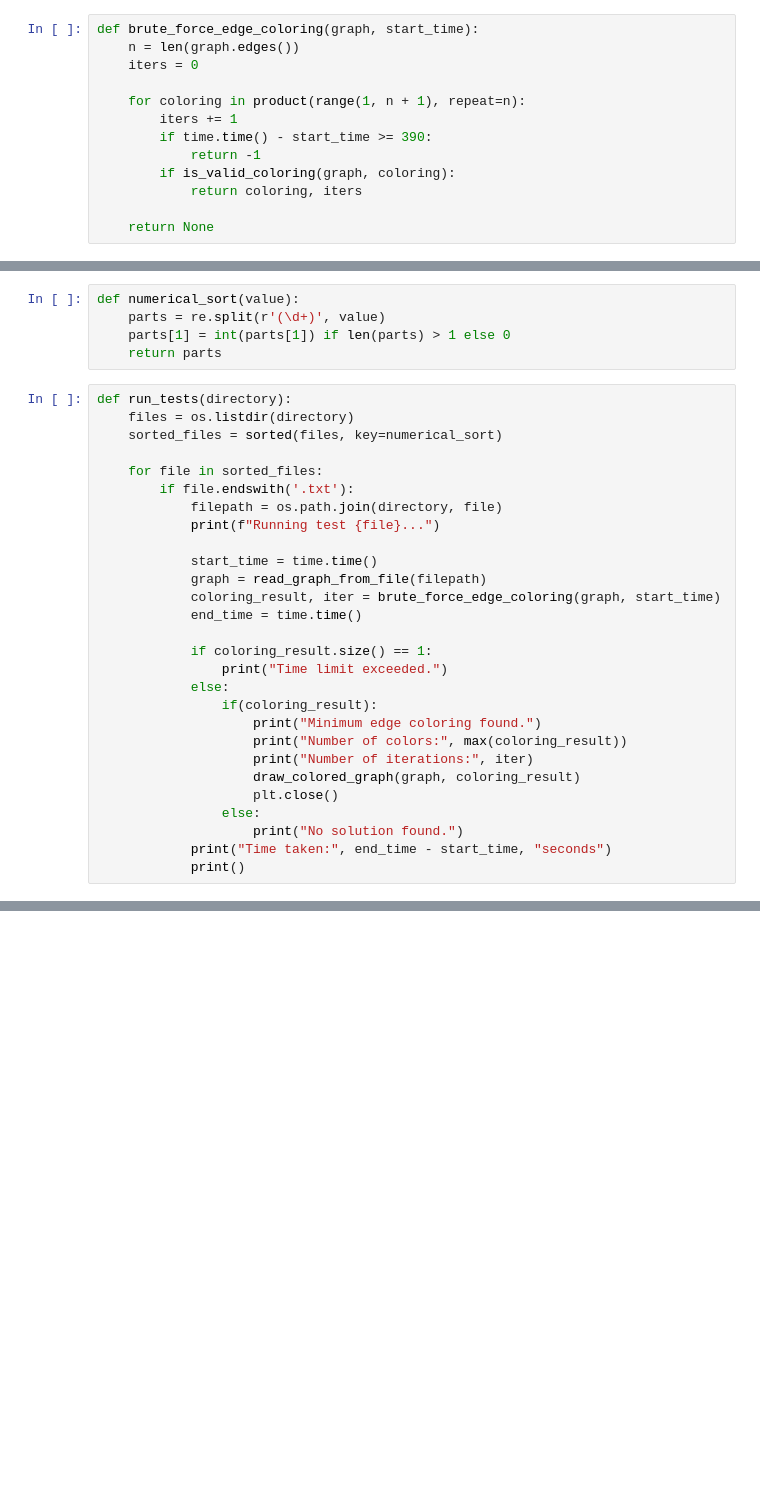
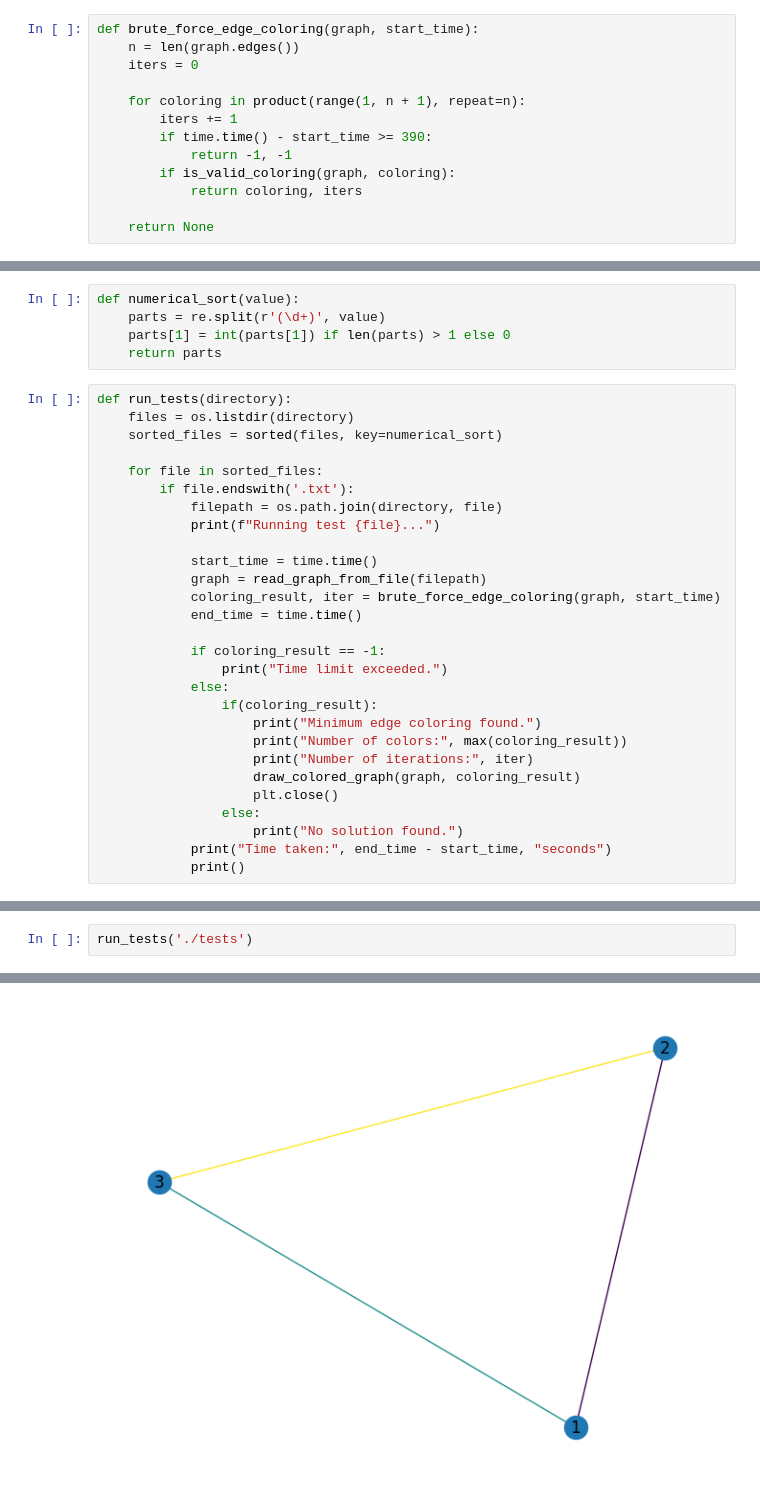
Before and after one commit to andjixi/minimumEdgeColoring, a Jupyter notebook: bruteForce.ipynb, the cells around one changed output, grey strips where cells are left out. Cells and saved outputs as stored; diff of their text form; blank space fills up the shorter version.

```diff
--- a/bruteForce.ipynb
+++ b/bruteForce.ipynb
@@ -45,7 +45,7 @@ def brute_force_edge_coloring(graph, start_time):
     for coloring in product(range(1, n + 1), repeat=n):
         iters += 1
         if time.time() - start_time >= 390:
-            return -1
+            return -1, -1
         if is_valid_coloring(graph, coloring):
             return coloring, iters
 
@@ -81,7 +81,7 @@ def run_tests(directory):
             coloring_result, iter = brute_force_edge_coloring(graph, start_time)
             end_time = time.time()
 
-            if coloring_result.size() == 1:
+            if coloring_result == -1:
                 print("Time limit exceeded.")
             else:
                 if(coloring_result):
@@ -162,0 +97,3 @@ Number of iterations: 22348
+# %%
+run_tests('./tests')
+# %% [output]
@@ -162,0 +104 @@ Number of iterations: 22348
+[figure, added]
```
Also changed, not shown: parts of 3 cells of this notebook.
